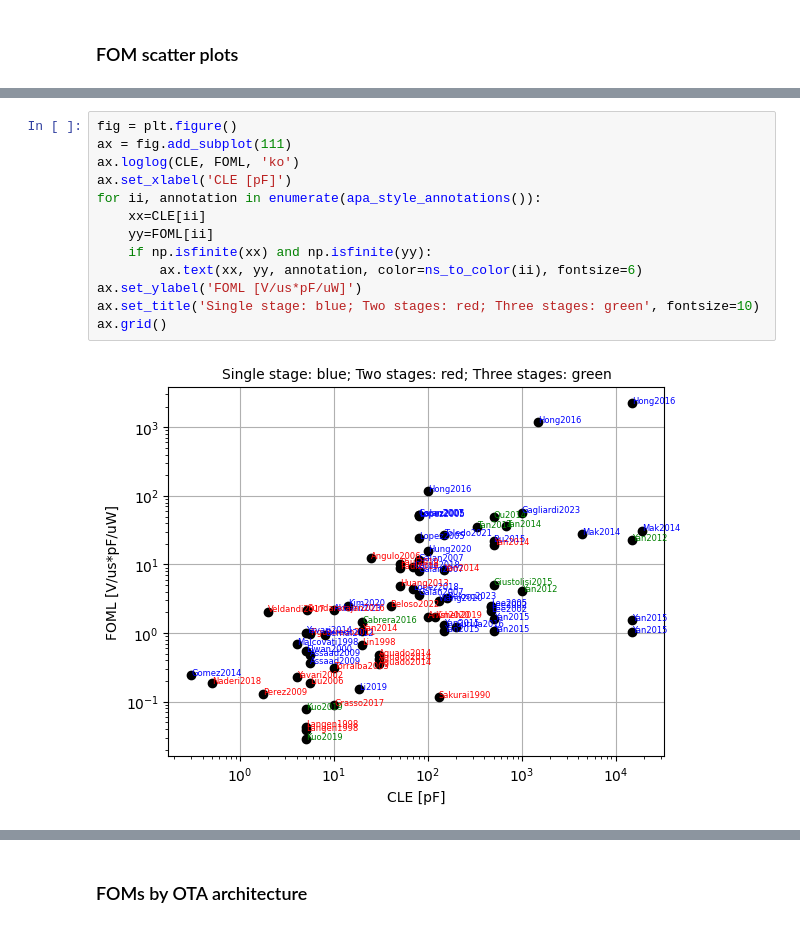
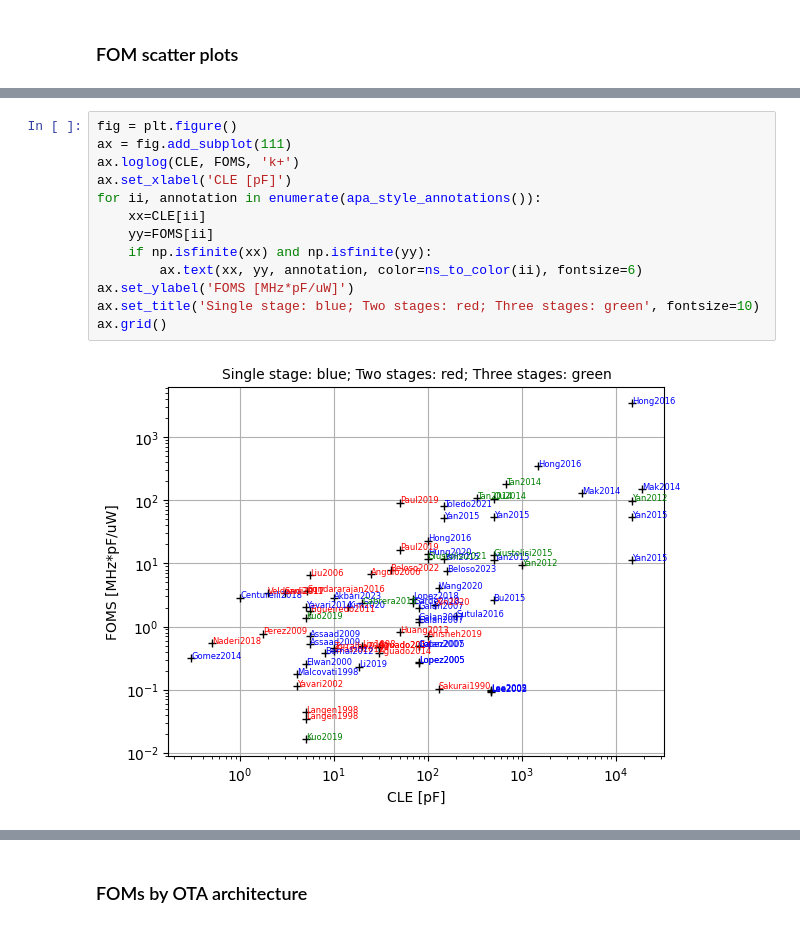
Before and after one commit to michele-dei/OTA-settling-survey, a Jupyter notebook: ota-settling-survey.ipynb, the cells around one changed output, grey strips where cells are left out. Saved outputs shown, nothing was run; the diff lists cells and outputs as text.

```diff
--- a/ota-settling-survey.ipynb
+++ b/ota-settling-survey.ipynb
@@ -175,15 +183,15 @@ ax.grid()
-# %%
-fig = plt.figure()
-ax = fig.add_subplot(111)
-ax.loglog(CLE, FOML, 'ko')
-ax.set_xlabel('CLE [pF]')
-for ii, annotation in enumerate(apa_style_annotations()):
-    xx=CLE[ii]
-    yy=FOML[ii]
-    if np.isfinite(xx) and np.isfinite(yy):
-        ax.text(xx, yy, annotation, color=ns_to_color(ii), fontsize=6)
-ax.set_ylabel('FOML [V/us*pF/uW]')
-ax.set_title('Single stage: blue; Two stages: red; Three stages: green', fontsize=10)
-ax.grid()
-# %% [output]
-[figure, removed]
+# %%
+fig = plt.figure()
+ax = fig.add_subplot(111)
+ax.loglog(CLE, FOMS, 'k+')
+ax.set_xlabel('CLE [pF]')
+for ii, annotation in enumerate(apa_style_annotations()):
+    xx=CLE[ii]
+    yy=FOMS[ii]
+    if np.isfinite(xx) and np.isfinite(yy):
+        ax.text(xx, yy, annotation, color=ns_to_color(ii), fontsize=6)
+ax.set_ylabel('FOMS [MHz*pF/uW]')
+ax.set_title('Single stage: blue; Two stages: red; Three stages: green', fontsize=10)
+ax.grid()
+# %% [output]
+[figure, added]
```
Also changed, not shown: parts of 12 cells of this notebook.
